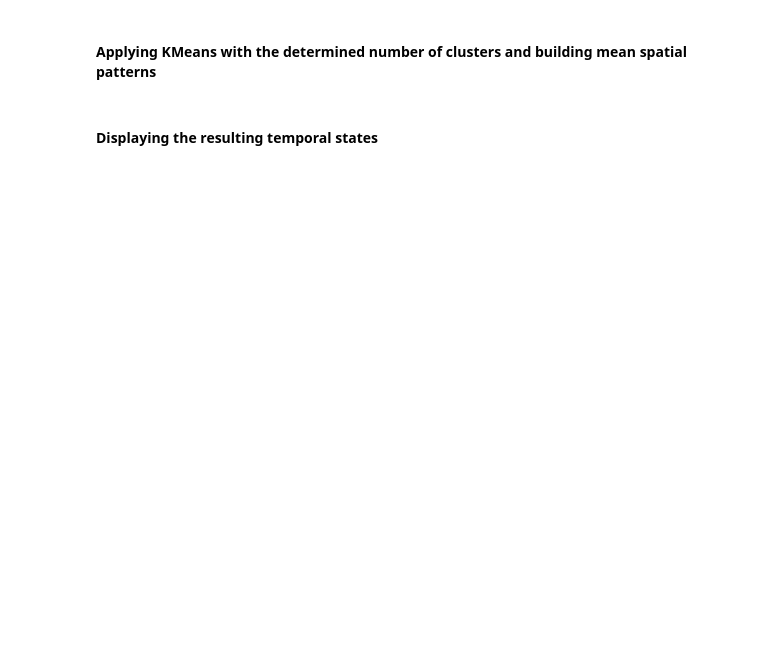
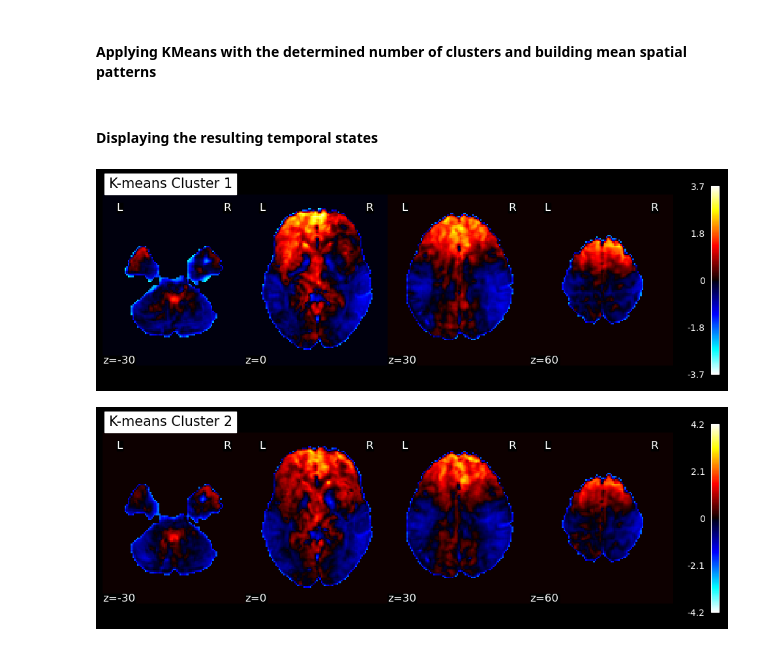
Before and after one commit to Johanonthetop/NX-421_Miniproject_1, a Jupyter notebook: projectcam.ipynb, the cells around one changed output. Cells and saved outputs as stored; diff of their text form; code cells hidden in the pictures; blank space fills up the shorter version.

```diff
--- a/projectcam.ipynb
+++ b/projectcam.ipynb
@@ -640,33 +689,28 @@ nb_clusters = 2
 
 kmeans = KMeans(n_clusters=nb_clusters, random_state=0, n_init="auto").fit(X.T)
 
-# One label per time point
-time_labels = kmeans.labels_  # shape: (n_timepoints,)
+# Retrieve cluster centers
+centroids = kmeans.cluster_centers_
 
-# Build a mean spatial pattern for each state (average the volumes in that state)
-kmeans_clusters = []  # one 3D volume per state (mean pattern)
-for c in range(nb_clusters):
-    idx = (time_labels == c)
-    # Mean across selected timepoints -> vector (n_voxels,)
-    mean_pattern = X[:, idx].mean(axis=1)
+centroids3d = []
+for cc in centroids :
     vol = np.zeros(mask_non_background.shape)
-    vol[mask_non_background] = mean_pattern
-    kmeans_clusters.append(vol)
+    vol[mask_non_background] = cc
+    centroids3d.append(vol)
 # %% [markdown]
 #### Displaying the resulting temporal states
 # %%
 from nilearn.plotting import plot_stat_map
 from nilearn.image import mean_img
 mean_img_ = mean_img(img)
-visual_idx = 0
-plot_stat_map(nib.Nifti1Image(kmeans_clusters[visual_idx], affine), bg_img=mean_img_, threshold=0,
-               cut_coords=[49,37,00], black_bg=True,
-              title=f'K-means Cluster {visual_idx}')
 
-plt.show()
-visual_idx = 1
-plot_stat_map(nib.Nifti1Image(kmeans_clusters[visual_idx], affine), bg_img=mean_img_, threshold=0,
-               cut_coords=[49,37,00], black_bg=True,
-              title=f'K-means Cluster {visual_idx}')
+for i, cc3d in enumerate(centroids3d) :
+    visual_idx = 0
+    plot_stat_map(nib.Nifti1Image(cc3d, affine), bg_img=mean_img_, display_mode='z',
+                   cut_coords=[-30, 0, 30, 60], black_bg=True,
+                  title=f'K-means Cluster {i+1}',threshold=None)
 
-plt.show()
+    plt.show()
+# %% [output]
+[figure, added]
+[figure, added]
```
Also changed, not shown: parts of 13 cells of this notebook.
